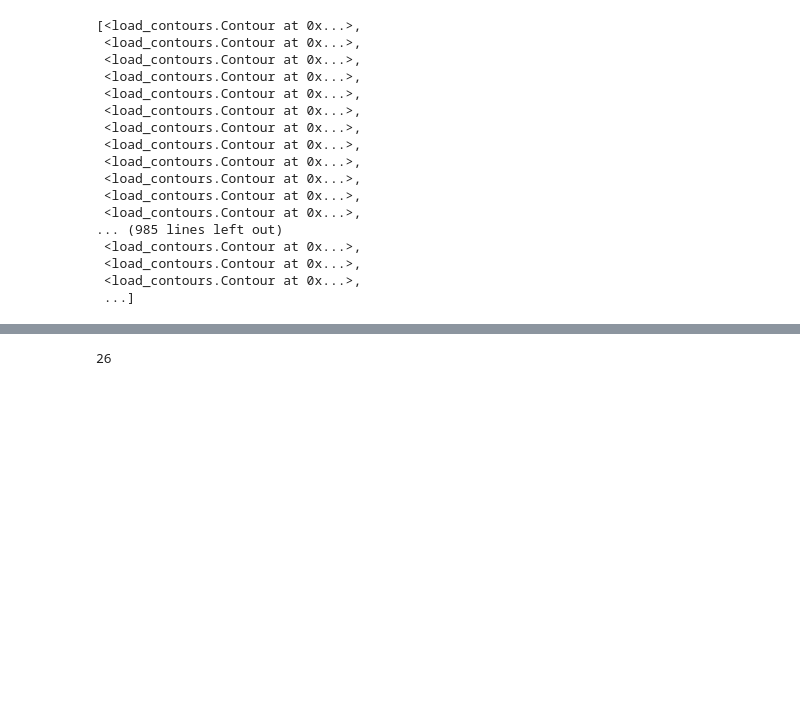
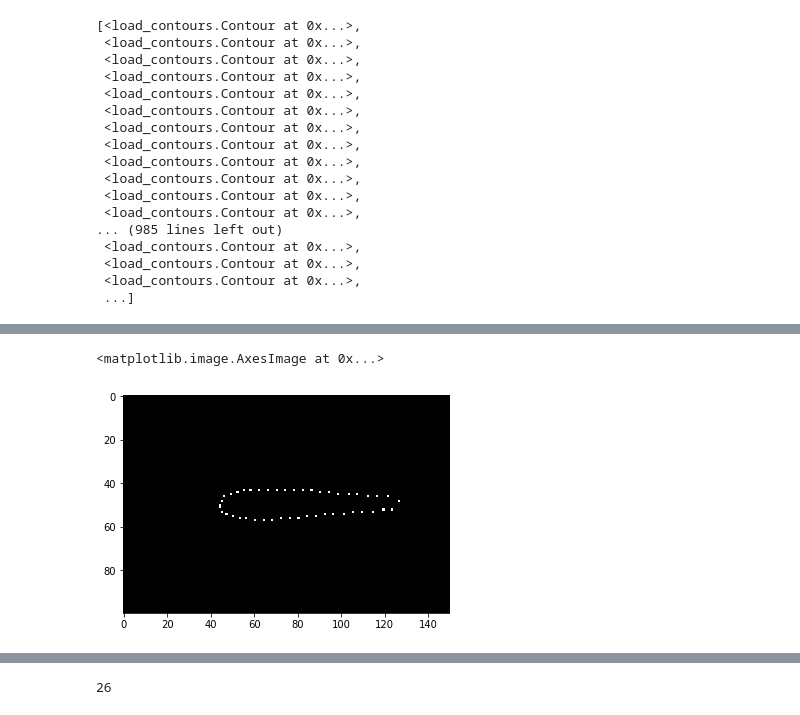
Before and after one commit to hubur/fish_pose_pca, a Jupyter notebook: fish_pose_pca/helperNotebook.ipynb, the cells around one changed output, grey strips where cells are left out. Cells and saved outputs as stored; diff of their text form; code cells hidden in the pictures; blank space fills up the shorter version.

```diff
--- a/fish_pose_pca/helperNotebook.ipynb
+++ b/fish_pose_pca/helperNotebook.ipynb
@@ -25,0 +57,8 @@ data
+# %%
+m = pca.mean_
+
+meanFish = fishy.FishBlob(pca.mean_[0:45],pca.mean_[45:90],np.array([0,0]))
+plt.imshow(printFish2(meanFish,canvasSize=(100,150)),cmap="gray")
+# %% [output]
+<matplotlib.image.AxesImage at 0x...>
+[figure, added]
```
Also changed, not shown: parts of 12 cells of this notebook, 4 other files.
